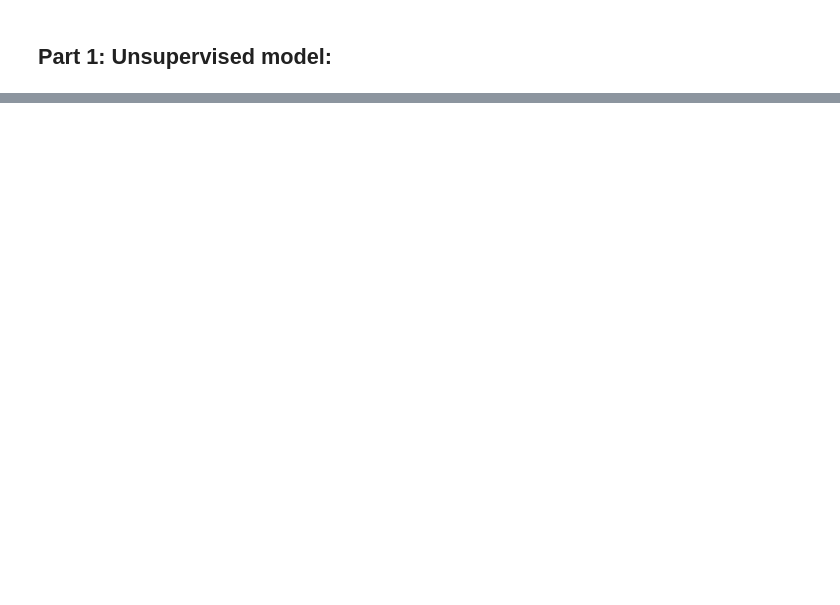
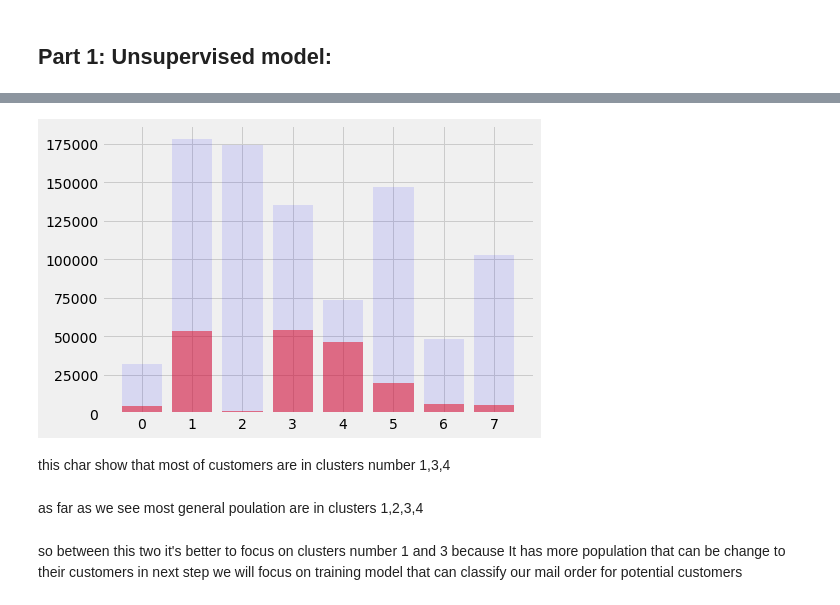
Before and after one commit to meysamhadigheh/Udacity-Arvato-Capstone-Project, a Jupyter notebook: 1_Unsupervised model and Get to know data.ipynb, the cells around one changed output, grey strips where cells are left out. Cells and saved outputs as stored; diff of their text form; code cells hidden in the pictures; blank space fills up the shorter version.

```diff
--- a/1_Unsupervised model and Get to know data.ipynb
+++ b/1_Unsupervised model and Get to know data.ipynb
@@ -417,0 +547,6 @@ diff.head(20).sort_values(['delta'], ascending = False)
+# %%
+#fit cluster for azdias
+azdiaz_clusters = clusters.fit(azdias_with_pca[:, :125])
+# %%
+#make a prediction clusters for our customers label
+customers_clusters = clusters.predict(customers_with_pca[:, :125])
@@ -417,0 +565,5 @@ diff.head(20).sort_values(['delta'], ascending = False)
+# %%
+azdias_clusters_series = pd.Series(azdiaz_clusters.labels_)
+
+azdias_cluster_number= azdias_clusters_series.value_counts().sort_index()
+azdias_cluster_number
@@ -417,0 +580,4 @@ diff.head(20).sort_values(['delta'], ascending = False)
+# %%
+customers_clusters_series = pd.Series(customers_clusters)
+customer_cluster_number= customers_clusters_series.value_counts().sort_index()
+customer_cluster_number
@@ -417,0 +594,21 @@ diff.head(20).sort_values(['delta'], ascending = False)
+# %%
+import matplotlib.pyplot as plt
+fig = plt.figure()
+Axes = fig.add_axes([0,0,1,1])
+
+#change based on number of clusters
+langs = range(8)
+# make alphas deffernt to see defference between two columns of each cluster
+Axes.bar(langs,customer_cluster_number,color='red',alpha=0.5)
+Axes.bar(langs,azdias_cluster_number,color='blue',alpha=0.1)
+
+plt.show()
+# %% [output]
+[figure, added]
+# %% [markdown]
+this char show that most of customers are in clusters number 1,3,4
+# %% [markdown]
+as far as we see most general poulation are in clusters 1,2,3,4
+# %% [markdown]
+so between this two it's better to focus on clusters number 1 and 3
+because It has more population that can be change to their customers in next step we will focus on training model that can classify our mail order for potential customers
```
Also changed, not shown: parts of 94 cells of this notebook, 3 other files.
